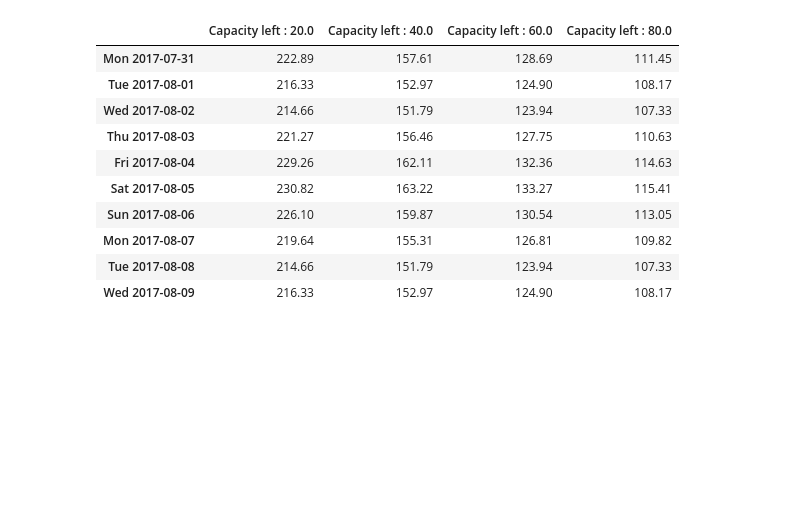
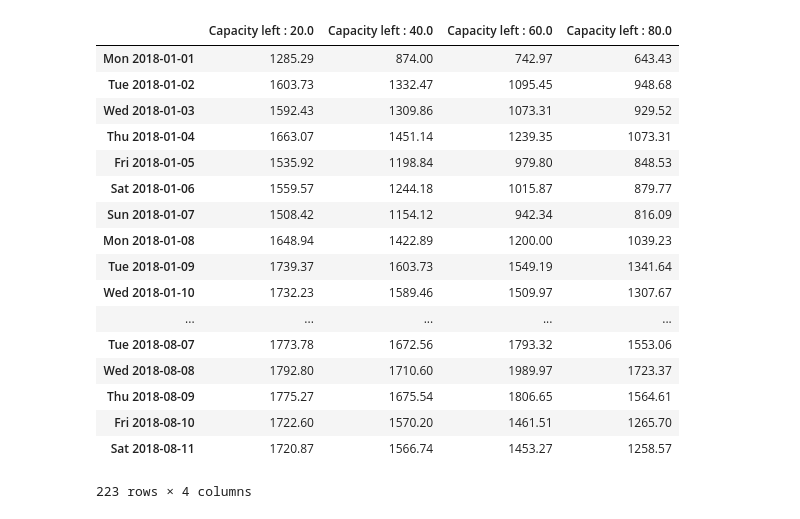
Before and after one commit to oscardaniel88/mcdatos_estancia, a Jupyter notebook: jupyter/Pricing.ipynb, the cells around one changed output. Drawn from its saved outputs; the diff is of its cells as text; code cells hidden in the pictures; blank space fills up the shorter version.

```diff
--- a/jupyter/Pricing.ipynb
+++ b/jupyter/Pricing.ipynb
@@ -107,18 +37,11 @@ forecasted_demand.occupancy=occupancy
 # Let's plot the occupancy forecast using plotly:
 
 occupancy = [go.Scatter(x=forecasted_demand.index, y=forecasted_demand['occupancy'],
-                        name='Forecasted Junior Suites with City View Occupancy for the next 90 days')]
-layout_occ = go.Layout(title='Forecasted Junior Suites with City View Occupancy -- Each room is priced $120/night',
-                       xaxis={'title':'Day'},
-                       yaxis={'title':'Number of Rooms Occupied'},
-                       shapes=[{'type':'line',
-                                'x0':'2017-07-31',
-                                'x1':'2017-10-31',
-                                'y0':80.0, 'y1':80.0,
-                                'line': {
-                                    'color': 'rgb(50, 171, 96)',
-                                    'width': 4, 'dash':'dashdot'}
-                               }]
+                        name='Pronostico de ocupacion para CEINS')]
+layout_occ = go.Layout(title='Pronostico de Ocupacion para CEINS',
+                       xaxis={'title':'Dia'},
+                       yaxis={'title':'Cuartos Noche Ocupados'},
+
                       )
 
 fig = go.Figure(data=occupancy, layout=layout_occ)
@@ -161,7 +84,7 @@ import scipy.optimize as optimize
 # definition of the objective function:
 
 def objective(p_t, nominal_demand=np.array([50,40,30,20]),
-              elasticity=-2.0, nominal_price=120.0):
+              elasticity=-2.0, nominal_price=1200.0):
     """
     Definition of the objective function. This is the function that want to minimize.
     (minus sign in front)
@@ -207,7 +130,7 @@ def constraint_1(p_t):
 
 
 def constraint_2(p_t, capacity=20, forecasted_demand=35.0,
-                 elasticity=-2.0, nominal_price=120.0):
+                 elasticity=-2.0, nominal_price=1200.0):
     """ This constraint ensures that the demand does not exceed
     capacity.
 
@@ -249,20 +172,20 @@ optimization_results = {}
 for capacity in capacities:
 
     # Nominal price associated with forecasted demand:
-    nominal_price = 120.0
+    nominal_price = 1200.0
     # Forecasted demand:
     nominal_demand = forecasted_demand['occupancy'].values
     # Assumed price elasticity:
     elasticity = -2.0
 
     # Starting values:
-    p_start = 125.0 * np.ones(len(nominal_demand))
+    p_start = 1250.0 * np.ones(len(nominal_demand))
 
     # bounds on the prices. Let's stick with reasonable values.
     # One could be more sophisticated here and apply constraints
     # that limit the prices to be in range of what competitors
     # are charging, for example.
-    bounds = tuple((10.0, 400.0) for p in p_start)
+    bounds = tuple((100.0, 2000.0) for p in p_start)
 
     # Constraints:
     constraints = ({'type': 'ineq', 'fun':  lambda x:  constraint_1(x)},
@@ -300,36 +223,43 @@ rate_df.index = [ x.date() for x in datelist]
 # %%
 # Generate a pretty table for display purposes.
 
 rate_df_to_show = rate_df.copy()
 
 # Renaming the columns:
 rate_df_to_show = rate_df_to_show[np.sort(np.asarray(rate_df_to_show.columns))]
 rate_df_to_show.columns = ['Capacity left : {}'.format(x) for x in rate_df_to_show.columns]
 
 # Rounding the numbers:
 for col in rate_df_to_show.columns:
     rate_df_to_show[col] = rate_df_to_show[col].apply(lambda x: round(x,2))
 
 dow_map = { 6:'Sun', 0:'Mon', 1:'Tue', 2:'Wed', 3:'Thu', 4:'Fri', 5:'Sat'}
 rate_df_to_show['date'] = rate_df_to_show.index
 rate_df_to_show['dow'] = rate_df_to_show['date'].apply(lambda x: dow_map[x.weekday()])
 rate_df_to_show['date'] = rate_df_to_show.apply(lambda row: row['dow']+" "+str(row['date']),
                                                 axis=1)
 rate_df_to_show.index = rate_df_to_show['date'].values
 rate_df_to_show.drop(['date','dow'],axis=1,inplace=True)
-rate_df_to_show.head(10)
+rate_df_to_show.head(300)
 # %% [output]
 |  | Capacity left : 20.0 | Capacity left : 40.0 | Capacity left : 60.0 | Capacity left : 80.0 |
-| Mon 2017-07-31 | 222.89 | 157.61 | 128.69 | 111.45 |
-| Tue 2017-08-01 | 216.33 | 152.97 | 124.90 | 108.17 |
-| Wed 2017-08-02 | 214.66 | 151.79 | 123.94 | 107.33 |
-| Thu 2017-08-03 | 221.27 | 156.46 | 127.75 | 110.63 |
-| Fri 2017-08-04 | 229.26 | 162.11 | 132.36 | 114.63 |
-| Sat 2017-08-05 | 230.82 | 163.22 | 133.27 | 115.41 |
-| Sun 2017-08-06 | 226.10 | 159.87 | 130.54 | 113.05 |
-| Mon 2017-08-07 | 219.64 | 155.31 | 126.81 | 109.82 |
-| Tue 2017-08-08 | 214.66 | 151.79 | 123.94 | 107.33 |
-| Wed 2017-08-09 | 216.33 | 152.97 | 124.90 | 108.17 |
+| Mon 2018-01-01 | 1285.29 | 874.00 | 742.97 | 643.43 |
+| Tue 2018-01-02 | 1603.73 | 1332.47 | 1095.45 | 948.68 |
+| Wed 2018-01-03 | 1592.43 | 1309.86 | 1073.31 | 929.52 |
+| Thu 2018-01-04 | 1663.07 | 1451.14 | 1239.35 | 1073.31 |
+| Fri 2018-01-05 | 1535.92 | 1198.84 | 979.80 | 848.53 |
+| Sat 2018-01-06 | 1559.57 | 1244.18 | 1015.87 | 879.77 |
+| Sun 2018-01-07 | 1508.42 | 1154.12 | 942.34 | 816.09 |
+| Mon 2018-01-08 | 1648.94 | 1422.89 | 1200.00 | 1039.23 |
+| Tue 2018-01-09 | 1739.37 | 1603.73 | 1549.19 | 1341.64 |
+| Wed 2018-01-10 | 1732.23 | 1589.46 | 1509.97 | 1307.67 |
+| ... | ... | ... | ... | ... |
+| Tue 2018-08-07 | 1773.78 | 1672.56 | 1793.32 | 1553.06 |
+| Wed 2018-08-08 | 1792.80 | 1710.60 | 1989.97 | 1723.37 |
+| Thu 2018-08-09 | 1775.27 | 1675.54 | 1806.65 | 1564.61 |
+| Fri 2018-08-10 | 1722.60 | 1570.20 | 1461.51 | 1265.70 |
+| Sat 2018-08-11 | 1720.87 | 1566.74 | 1453.27 | 1258.57 |
+223 rows × 4 columns
 # %%
 # Plotting the room rate time series.
 # Let's focus on a single week cycle.
```
Also changed, not shown: parts of 5 cells of this notebook, 2 other files.
